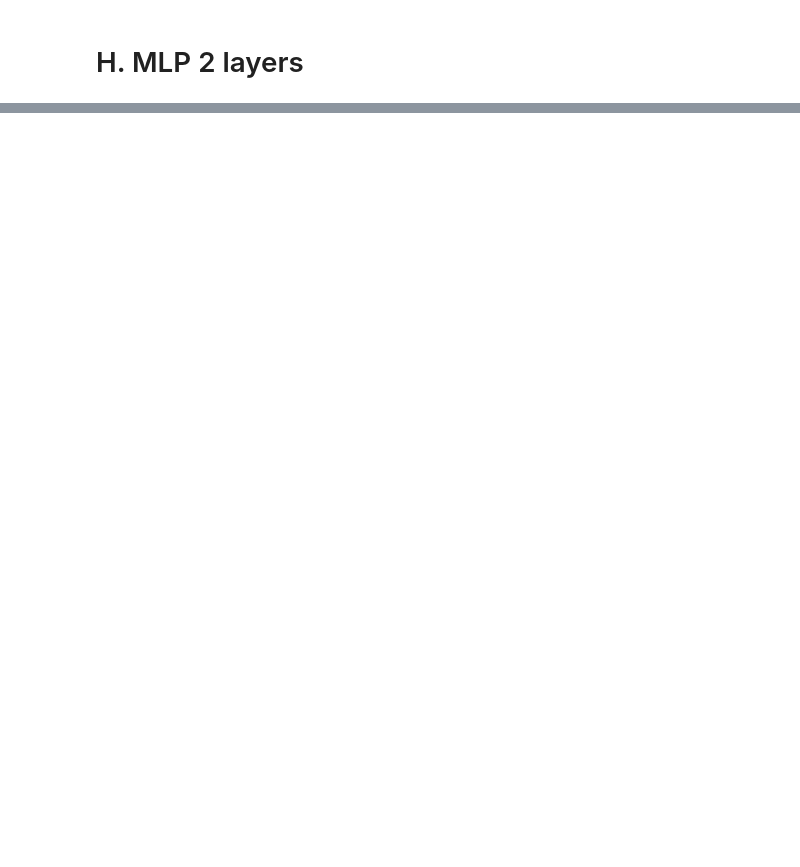
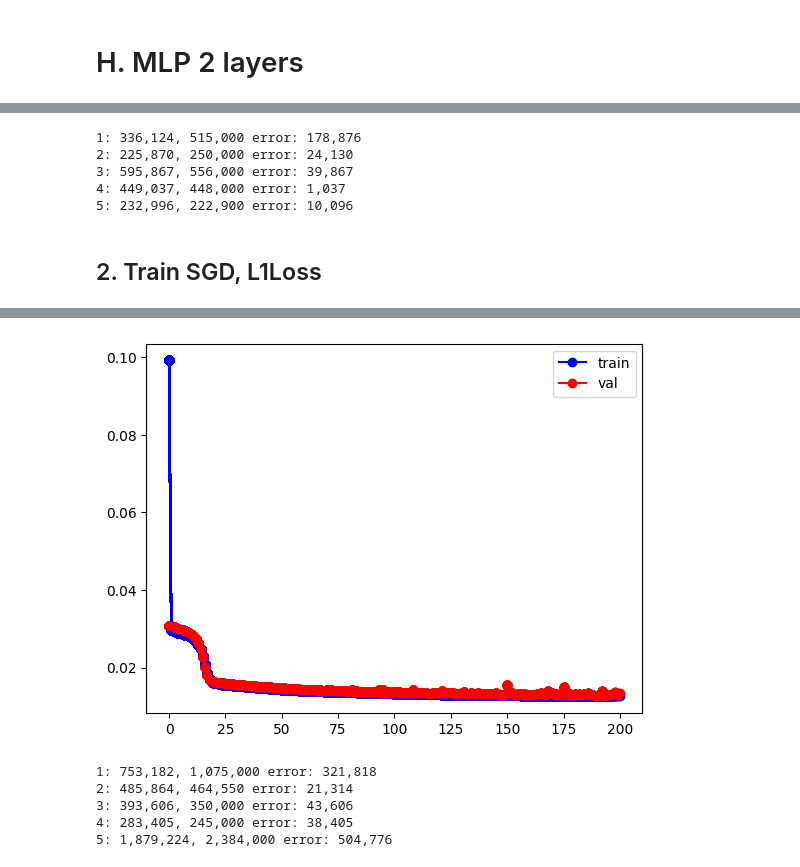
Before and after one commit to 1-1is0/uni_nndl, a Jupyter notebook: hw1/q4/main.ipynb, the cells around one changed output, grey strips where cells are left out. Cells and saved outputs as stored; diff of their text form; code cells hidden in the pictures; blank space fills up the shorter version.

```diff
--- a/hw1/q4/main.ipynb
+++ b/hw1/q4/main.ipynb
@@ -512,0 +416,16 @@ Error:
+# %%
+random_test(model1)
+# %% [output]
+1: 336,124, 515,000 error: 178,876
+2: 225,870, 250,000 error: 24,130
+3: 595,867, 556,000 error: 39,867
+4: 449,037, 448,000 error: 1,037
+5: 232,996, 222,900 error: 10,096
+# %% [markdown]
+## 2. Train SGD, L1Loss
+# %%
+model2 = MLP().to(device)
+optimizer = torch.optim.SGD(model2.parameters(), lr=0.05)
+criterion = nn.L1Loss()
+train_model(model2, optimizer, criterion)
+# %% [output]
@@ -512,0 +449,9 @@ Error:
+[figure, added]
+# %%
+random_test(model2)
+# %% [output]
+1: 753,182, 1,075,000 error: 321,818
+2: 485,864, 464,550 error: 21,314
+3: 393,606, 350,000 error: 43,606
+4: 283,405, 245,000 error: 38,405
+5: 1,879,224, 2,384,000 error: 504,776
```
Also changed, not shown: parts of 50 cells of this notebook, 8 other files.
